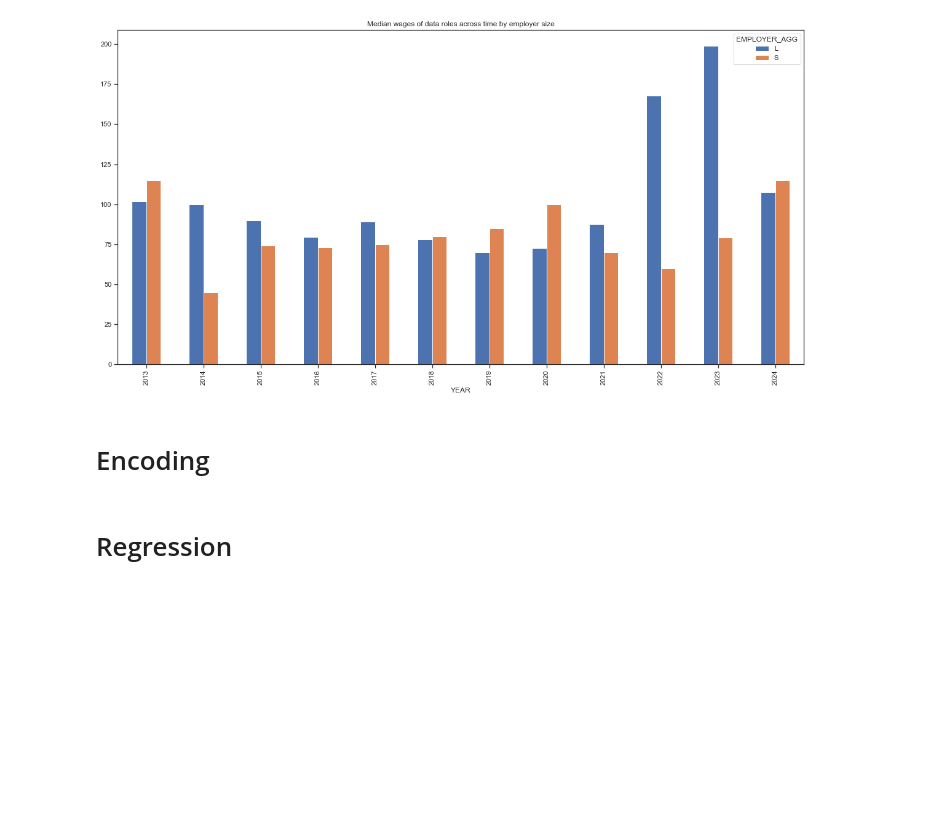
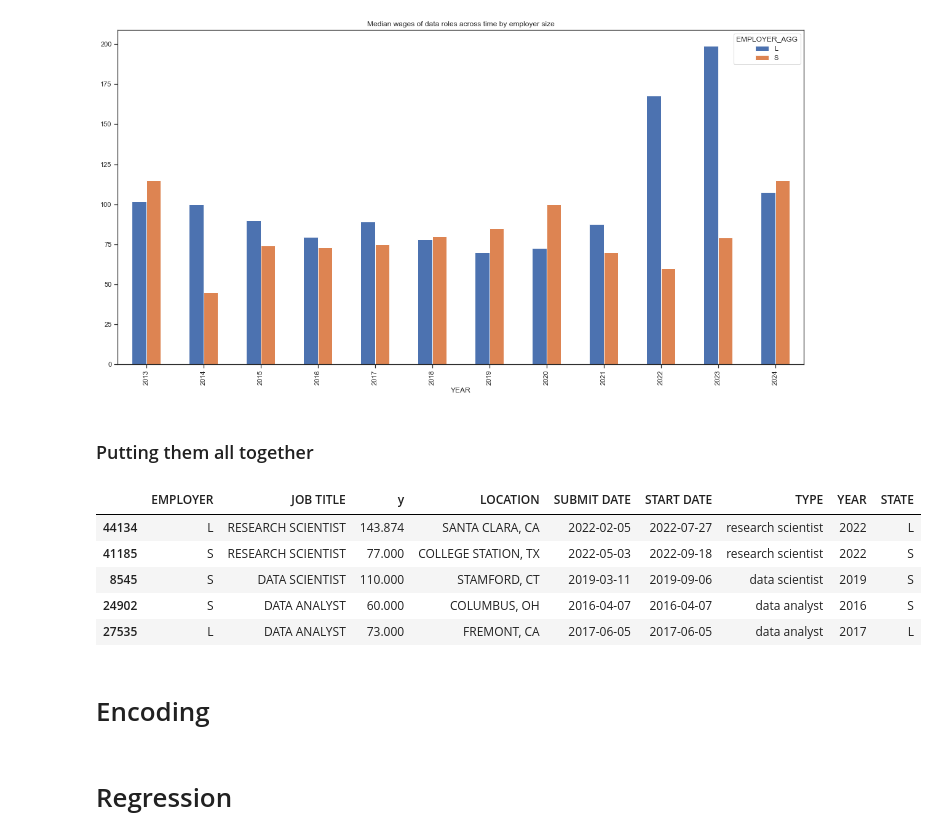
Before and after one commit to saltedpotato/QF632_Project, a Jupyter notebook: Part2.ipynb, the cells around one changed output. Drawn from its saved outputs; the diff is of its cells as text; code cells hidden in the pictures; blank space fills up the shorter version.

```diff
--- a/Part2.ipynb
+++ b/Part2.ipynb
@@ -203,7 +203,21 @@ df_plt = df_plt.pivot(index='YEAR', columns=category, values='y')
 ax = df_plt.plot.bar(figsize=(20, 10), title="Median wages of data roles across time by employer size")
 # %% [output]
 [figure]
-# %% [markdown]
-# Encoding
-# %% [markdown]
-# Regression
+# %% [markdown]
+### Putting them all together
+# %%
+df_cleaned = df_type_agg.copy()
+df_cleaned["STATE"] = df_state_agg["STATE_AGG"]
+df_cleaned["EMPLOYER"] = df_employer_agg["EMPLOYER_AGG"]
+df_cleaned.sample(5)
+# %% [output]
+|  | EMPLOYER | JOB TITLE | y | LOCATION | SUBMIT DATE | START DATE | TYPE | YEAR | STATE |
+| 44134 | L | RESEARCH SCIENTIST | 143.874 | SANTA CLARA, CA | 2022-02-05 | 2022-07-27 | research scientist | 2022 | L |
+| 41185 | S | RESEARCH SCIENTIST | 77.000 | COLLEGE STATION, TX | 2022-05-03 | 2022-09-18 | research scientist | 2022 | S |
+| 8545 | S | DATA SCIENTIST | 110.000 | STAMFORD, CT | 2019-03-11 | 2019-09-06 | data scientist | 2019 | S |
+| 24902 | S | DATA ANALYST | 60.000 | COLUMBUS, OH | 2016-04-07 | 2016-04-07 | data analyst | 2016 | S |
+| 27535 | L | DATA ANALYST | 73.000 | FREMONT, CA | 2017-06-05 | 2017-06-05 | data analyst | 2017 | L |
+# %% [markdown]
+# Encoding
+# %% [markdown]
+# Regression
```
Also changed, not shown: parts of 18 cells of this notebook.
